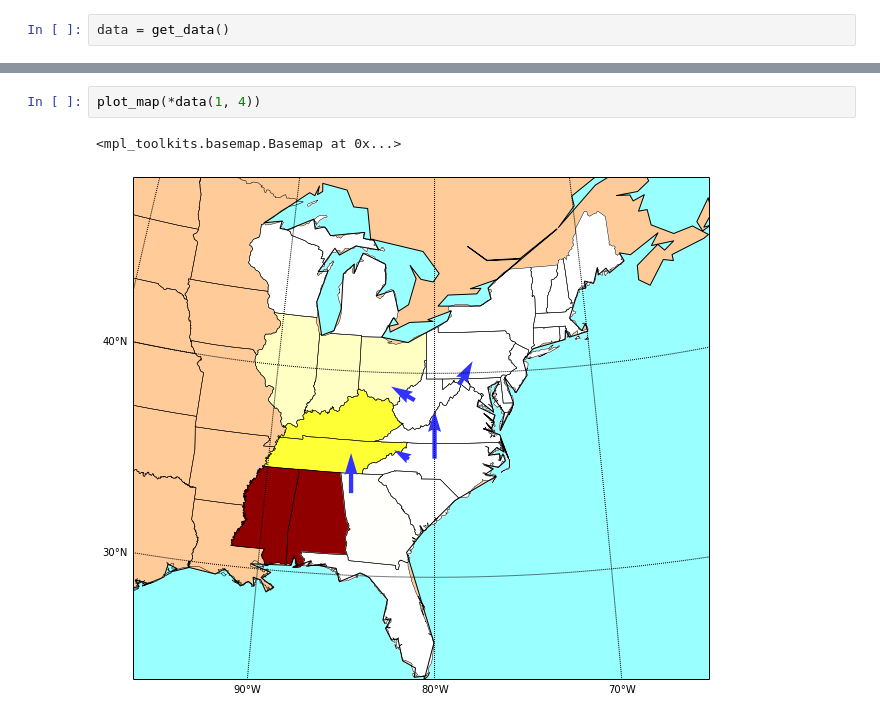
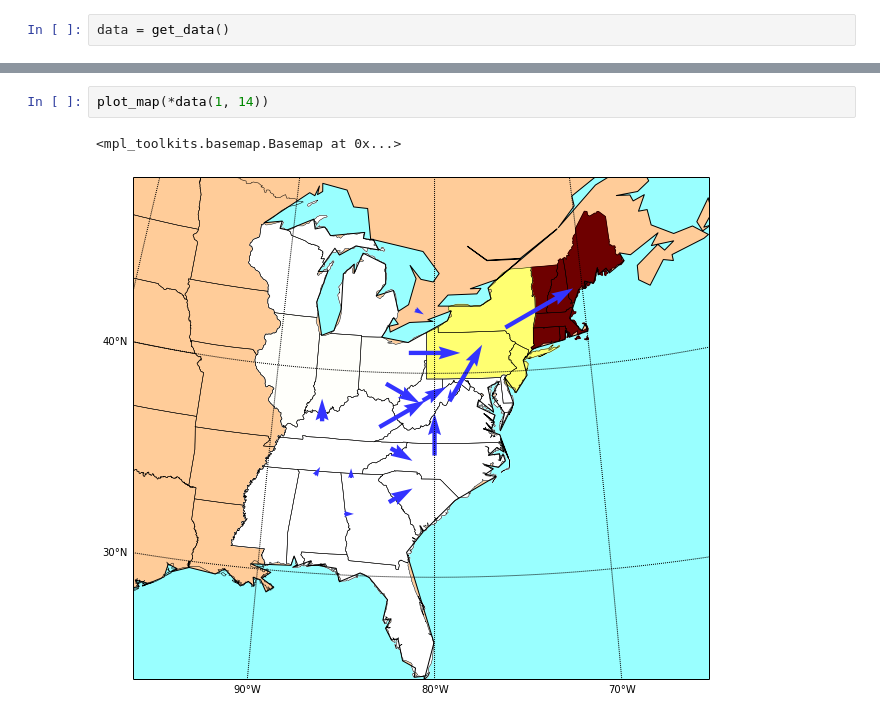
Before and after one commit to luac/birds, a Jupyter notebook: viz.ipynb, the cells around one changed output, grey strips where cells are left out. Drawn from its saved outputs; the diff is of its cells as text.

```diff
--- a/viz.ipynb
+++ b/viz.ipynb
@@ -18,5 +18,5 @@ plot_map(*data(1, 3))
 # %%
-plot_map(*data(1, 4))
+plot_map(*data(1, 14))
 # %% [output]
 <mpl_toolkits.basemap.Basemap at 0x...>
-[figure, old version]
+[figure, new version]
```
Also changed, not shown: parts of 2 cells of this notebook, 1 other file.
